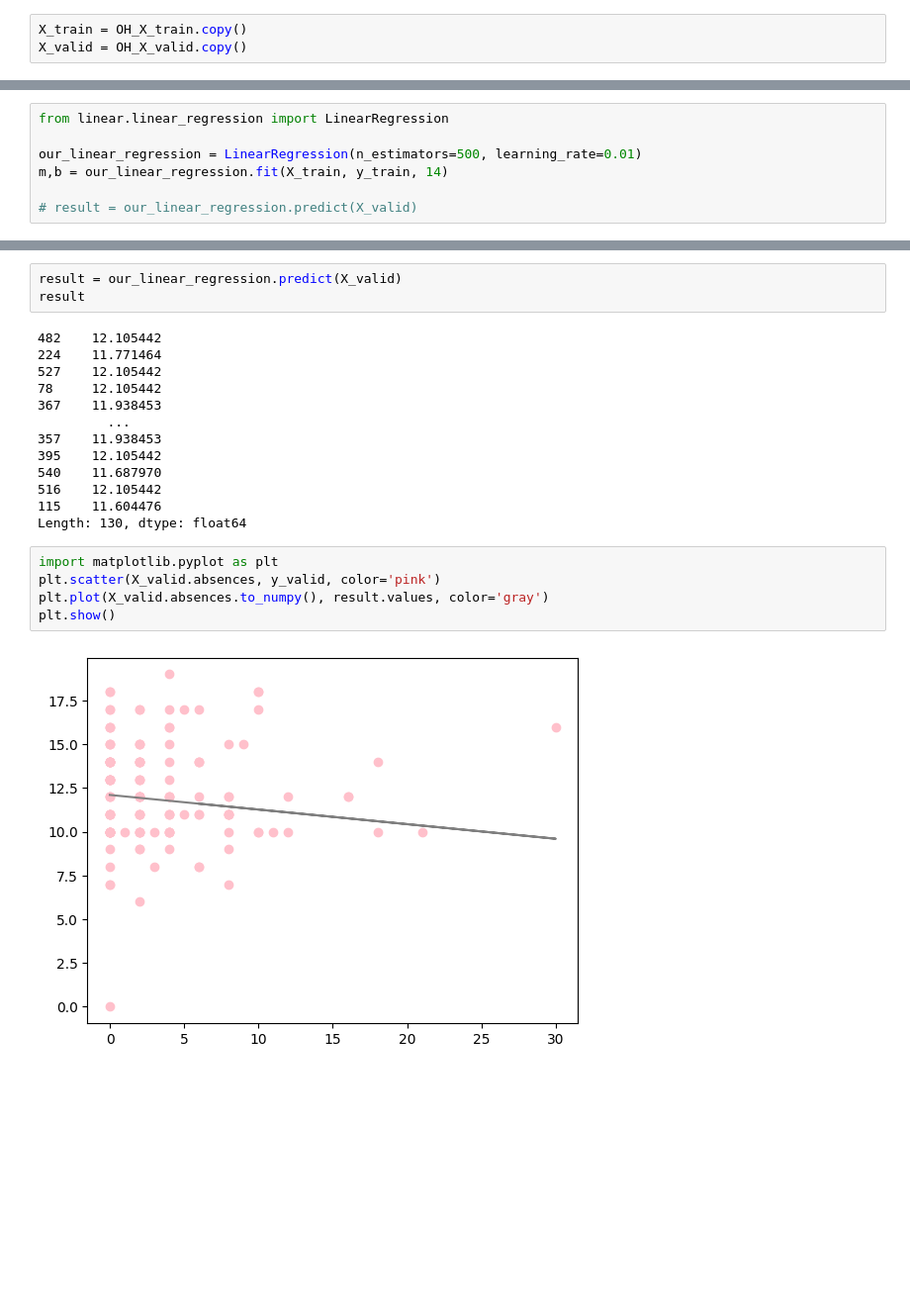
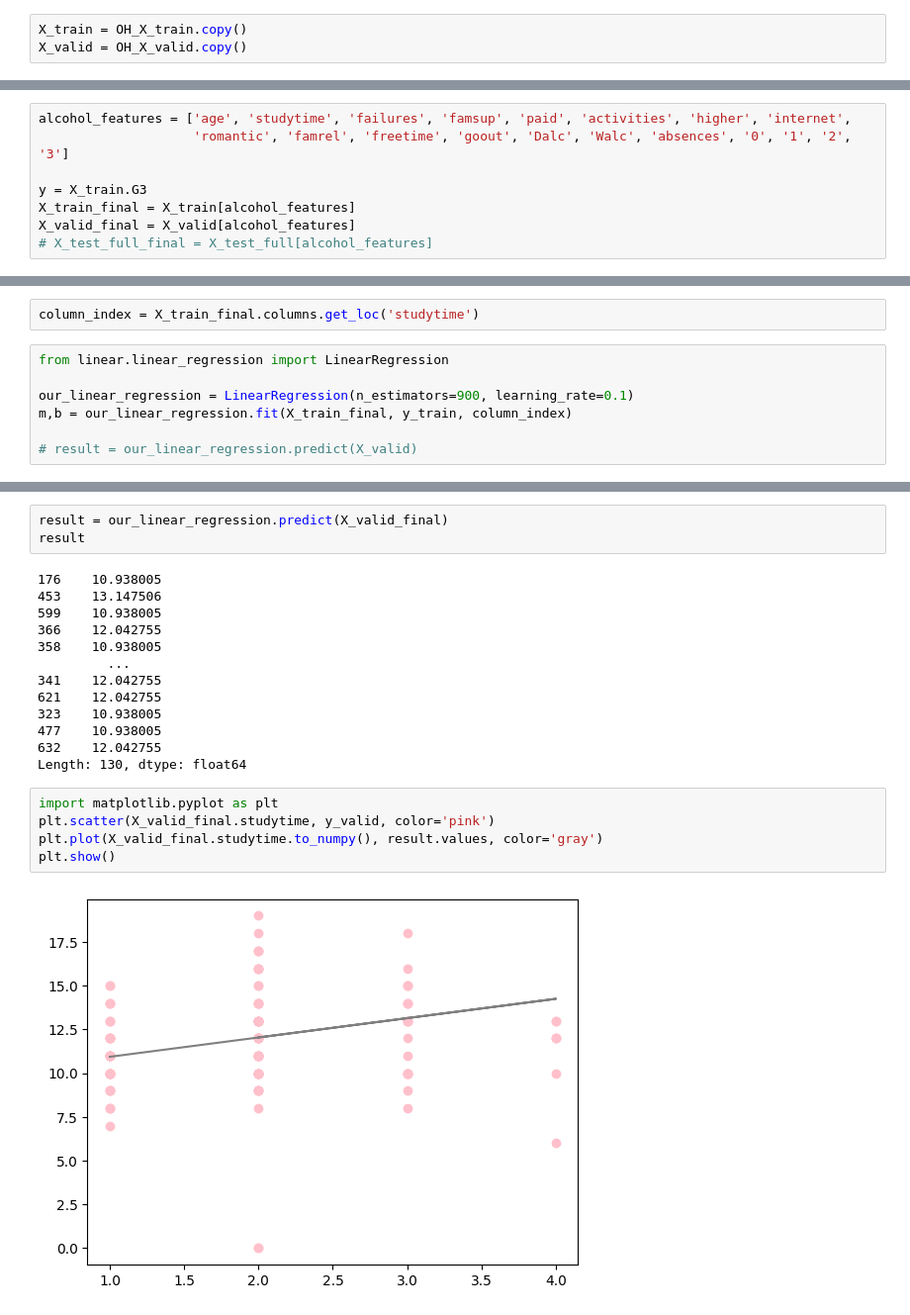
Before and after one commit to PNUAITeam13/AlcoholConsumption, a Jupyter notebook: alcohol_consumption.ipynb, the cells around one changed output, grey strips where cells are left out. Shown: that part at 99% size. Drawn from its saved outputs; the diff is of its cells as text; blank space fills up the shorter version.

Commit message:
[STARTAI-7]: Added some data visualization and changed data transformation order

```diff
--- a/alcohol_consumption.ipynb
+++ b/alcohol_consumption.ipynb
@@ -203,0 +280,8 @@ X_train
+# %%
+alcohol_features = ['age', 'studytime', 'failures', 'famsup', 'paid', 'activities', 'higher', 'internet',
+                    'romantic', 'famrel', 'freetime', 'goout', 'Dalc', 'Walc', 'absences', '0', '1', '2', '3']
+
+y = X_train.G3
+X_train_final = X_train[alcohol_features]
+X_valid_final = X_valid[alcohol_features]
+# X_test_full_final = X_test_full[alcohol_features]
@@ -204,7 +304,9 @@ X_train
+# %%
+column_index = X_train_final.columns.get_loc('studytime')
 # %%
 from linear.linear_regression import LinearRegression
 
-our_linear_regression = LinearRegression(n_estimators=500, learning_rate=0.01)
-m,b = our_linear_regression.fit(X_train, y_train, 14)
+our_linear_regression = LinearRegression(n_estimators=900, learning_rate=0.1)
+m,b = our_linear_regression.fit(X_train_final, y_train, column_index)
 
 # result = our_linear_regression.predict(X_valid)
@@ -211,26 +329,26 @@ m,b = our_linear_regression.fit(X_train, y_train, 14)
 # %%
-result = our_linear_regression.predict(X_valid)
+result = our_linear_regression.predict(X_valid_final)
 result
 # %% [output]
-482    12.105442
-224    11.771464
-527    12.105442
-78     12.105442
-367    11.938453
+176    10.938005
+453    13.147506
+599    10.938005
+366    12.042755
+358    10.938005
          ...
-357    11.938453
-395    12.105442
-540    11.687970
-516    12.105442
-115    11.604476
+341    12.042755
+621    12.042755
+323    10.938005
+477    10.938005
+632    12.042755
 Length: 130, dtype: float64
 # %%
 import matplotlib.pyplot as plt
-plt.scatter(X_valid.absences, y_valid, color='pink')
-plt.plot(X_valid.absences.to_numpy(), result.values, color='gray')
+plt.scatter(X_valid_final.studytime, y_valid, color='pink')
+plt.plot(X_valid_final.studytime.to_numpy(), result.values, color='gray')
 plt.show()
 # %% [output]
-[figure, old version]
+[figure, new version]
 # %%
 from sklearn.metrics import mean_absolute_error
 print("Out linear model mean absolute error: " + str(mean_absolute_error(y_valid, result)))
```
Also changed, not shown: parts of 24 cells of this notebook.
